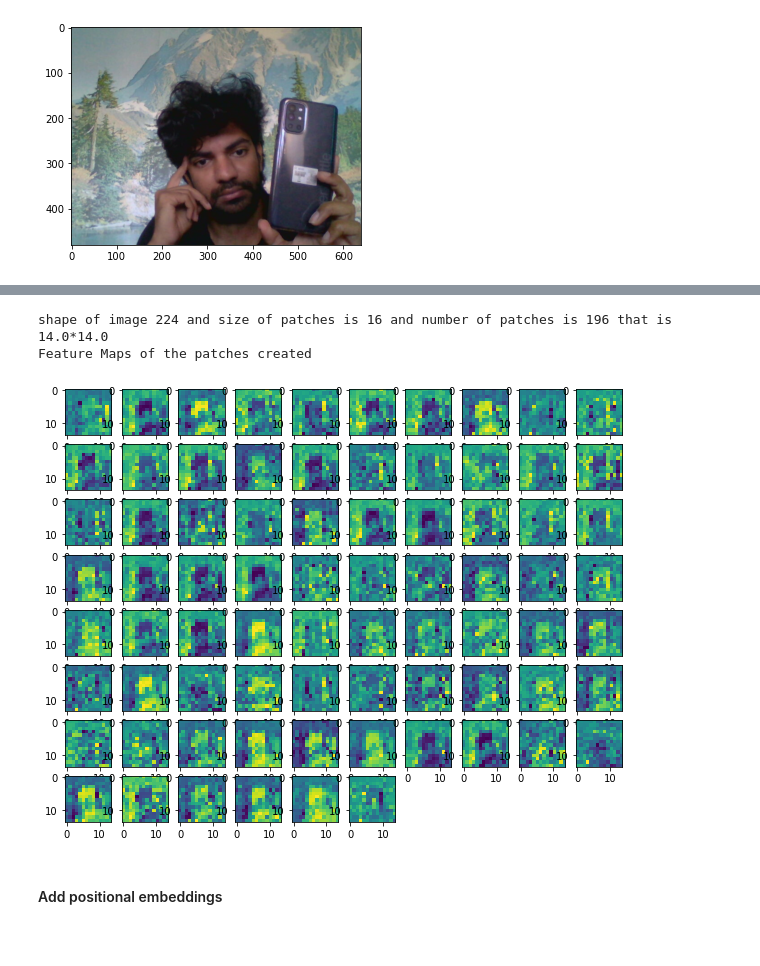
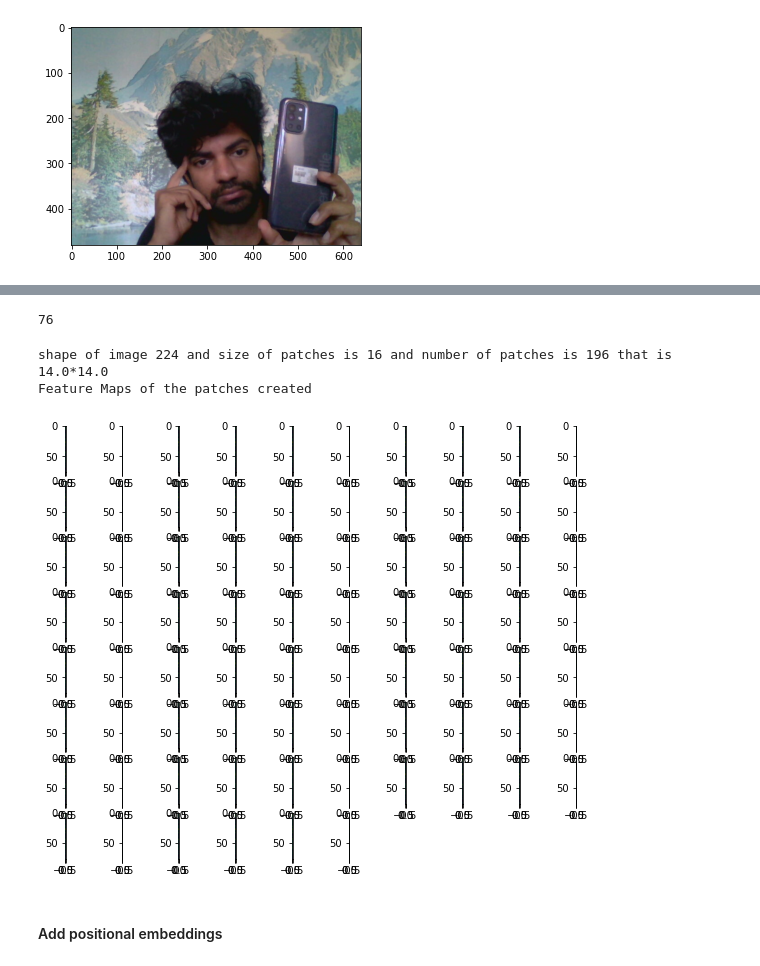
Before and after one commit to reubenwenisch/DETR, a Jupyter notebook: ViT.ipynb, the cells around one changed output, grey strips where cells are left out. Saved outputs shown, nothing was run; the diff lists cells and outputs as text; code cells hidden in the pictures; blank space fills up the shorter version.

```diff
--- a/ViT.ipynb
+++ b/ViT.ipynb
@@ -16,8 +16,8 @@ class PatchEmbed(nn.Module):
 
     def forward(self, x):
         x = self.proj(x)
-        # x = x.flatten(2)
-        # x = x.transpose(1,2)
+        x = x.flatten(2)
+        x = x.transpose(1,2)
         return x
 # %%
 import cv2
@@ -41,15 +44,20 @@ patches = patch(img_resize.unsqueeze(0))
+# %%
+the_array.shape[1]
+# %% [output]
+76
 # %%
 print(f"shape of image {patch.img_size} and size of patches is {patch.patch_size} and number of patches is {patch.n_patches} that is {patch.n_patches**0.5}*{patch.n_patches**0.5}")
 print("Feature Maps of the patches created")
 plt.figure(figsize=(10,10)) # specifying the overall grid size
 the_array = patches.squeeze().detach().numpy()
-if len(the_array.shape) == 2:
+if len(the_array.shape) == 2: # if flattened -> ideal non-demo code
     the_array = patches.squeeze().detach().unsqueeze(dim=2).numpy()
 for i in range(embed_dim):
+    arr = the_array[i].reshape(patch.n_patches**0.5, patch.n_patches**0.5, the_array.shape[1], the_array.shape[2])
     plt.subplot(10,10,i+1)    # the number of images in the grid is 5*5 (25)
-    plt.imshow(the_array[i])
+    plt.imshow(arr)
 plt.show()
 # %% [output]
 shape of image 224 and size of patches is 16 and number of patches is 196 that is 14.0*14.0
 Feature Maps of the patches created
-[figure, old version]
+[figure, new version]
```
Also changed, not shown: parts of 6 cells of this notebook, 1 other file.
